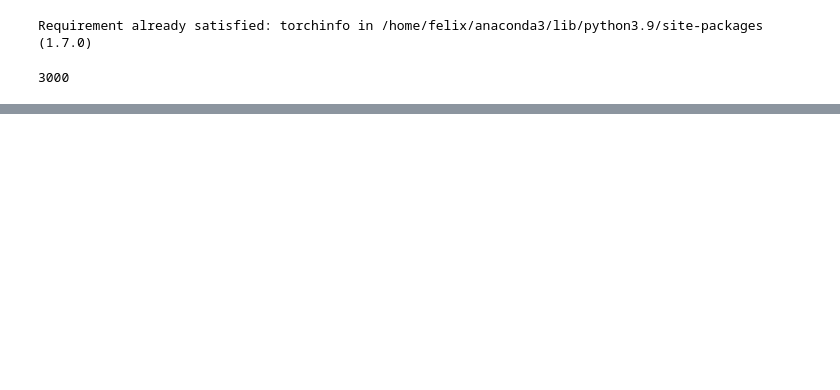
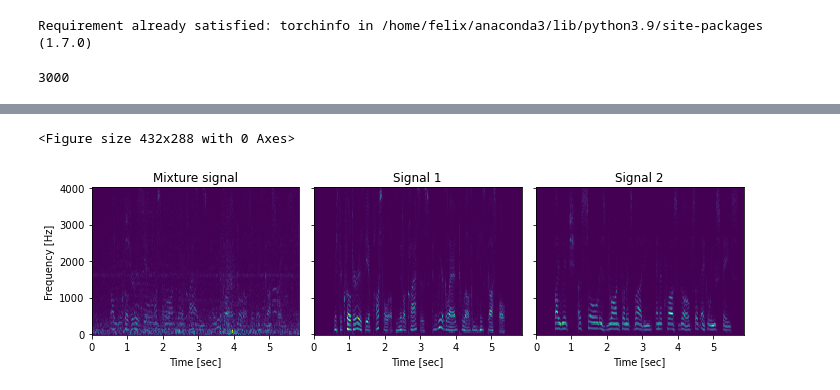
Before and after one commit to Soulfex/SpeechSeparation, a Jupyter notebook: LibriMix_test.ipynb, the cells around one changed output, grey strips where cells are left out. Cells and saved outputs as stored; diff of their text form; code cells hidden in the pictures; blank space fills up the shorter version.

```diff
--- a/LibriMix_test.ipynb
+++ b/LibriMix_test.ipynb
@@ -65,0 +82,26 @@ ip.display.Audio(waveform, rate=Sample_rate)
+# %%
+
+f1, t1, Zsamples1 = signal.stft(source1, fs=sample_rate)
+f2, t2, Zsamples2 = signal.stft(source2, fs=sample_rate)
+fmixed, tmixed, Zmixed_series = signal.stft(waverform_numpy , fs=sample_rate)
+# %%
+#%% Plot magnitude spectrogram of 3 wav files
+fig = plt.figure()
+fig, (ax1, ax2, ax3) = plt.subplots(1, 3, figsize=(10,3), sharey=True)
+
+ax1.pcolormesh(tmixed, fmixed, np.abs(Zmixed_series))
+ax1.set(title='Mixture signal', xlabel='Time [sec]', ylabel='Frequency [Hz]')
+
+ax2.pcolormesh(t1, f1, np.abs(Zsamples1))
+ax2.set(title='Signal 1', xlabel='Time [sec]')
+
+ax3.pcolormesh(t2, f2, np.abs(Zsamples2))
+ax3.set(title='Signal 2', xlabel='Time [sec]')
+
+plt.tight_layout()
+#fig.savefig("spectrograms.png", bbox_inches="tight")
+plt.show()
+plt.close(fig)
+# %% [output]
+<Figure size 432x288 with 0 Axes>
+[figure, added]
```
Also changed, not shown: parts of 7 cells of this notebook.
